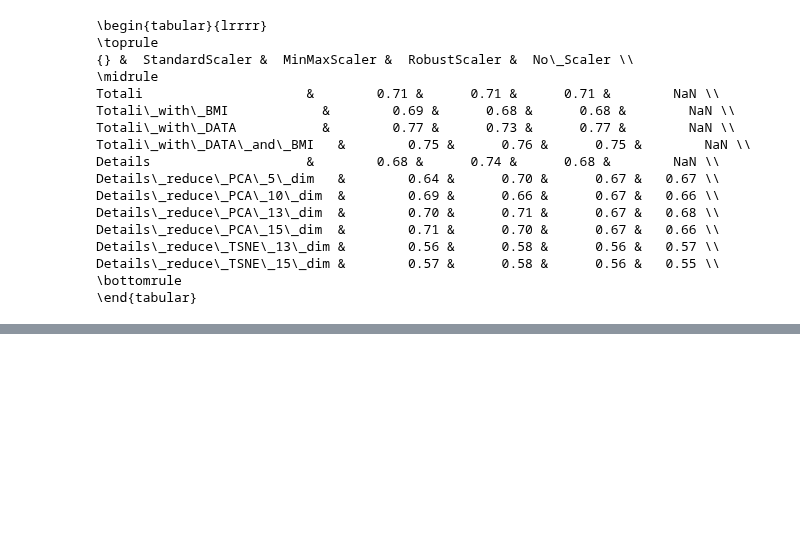
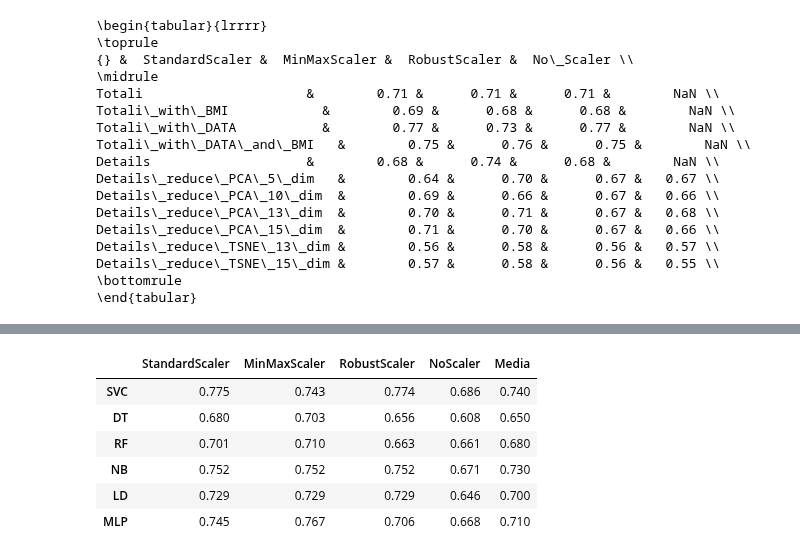
Before and after one commit to aleberans/Analisi-dati-per-problemi-di-medicina-legale, a Jupyter notebook: codice/classificazione-investiti.ipynb, the cells around one changed output, grey strips where cells are left out. Cells and saved outputs as stored; diff of their text form; code cells hidden in the pictures; blank space fills up the shorter version.

Commit message:
Consegna finale

```diff
--- a/codice/classificazione-investiti.ipynb
+++ b/codice/classificazione-investiti.ipynb
@@ -1035,0 +1050,11 @@ Details\_reduce\_TSNE\_15\_dim &        0.57 &      0.58 &      0.56 &   0.55 \\
+# %%
+models = ['SVC', 'DT', 'RF', 'NB', 'LD', 'MLP']
+finaleModello = {}
+def genera(scaler, tabella):
+    finaleModello[scaler] = {model: tabella.loc[model].max() for model in models}
+# %%
+genera('StandardScaler', tableStandardScaler)
+genera('MinMaxScaler', tableMinMaxScaler)
+genera('RobustScaler', tableRobustScaler)
+genera('NoScaler', table_senza_scaler)
+finaleModello['Media'] = {'SVC':0.74, 'DT':0.65, 'RF':0.68, 'NB':0.73, 'LD':0.70, 'MLP':0.71}
@@ -1035,0 +1081,12 @@ Details\_reduce\_TSNE\_15\_dim &        0.57 &      0.58 &      0.56 &   0.55 \\
+# %%
+RiassuntoModello = pd.DataFrame(finaleModello)
+# %%
+RiassuntoModello.style.apply(highlight_max_in_row, axis=1).format(float_formatter)
+# %% [output]
+|  | StandardScaler | MinMaxScaler | RobustScaler | NoScaler | Media |
+| SVC | 0.775 | 0.743 | 0.774 | 0.686 | 0.740 |
+| DT | 0.680 | 0.703 | 0.656 | 0.608 | 0.650 |
+| RF | 0.701 | 0.710 | 0.663 | 0.661 | 0.680 |
+| NB | 0.752 | 0.752 | 0.752 | 0.671 | 0.730 |
+| LD | 0.729 | 0.729 | 0.729 | 0.646 | 0.700 |
+| MLP | 0.745 | 0.767 | 0.706 | 0.668 | 0.710 |
```
Also changed, not shown: parts of 5 cells of this notebook, 9 other files.
